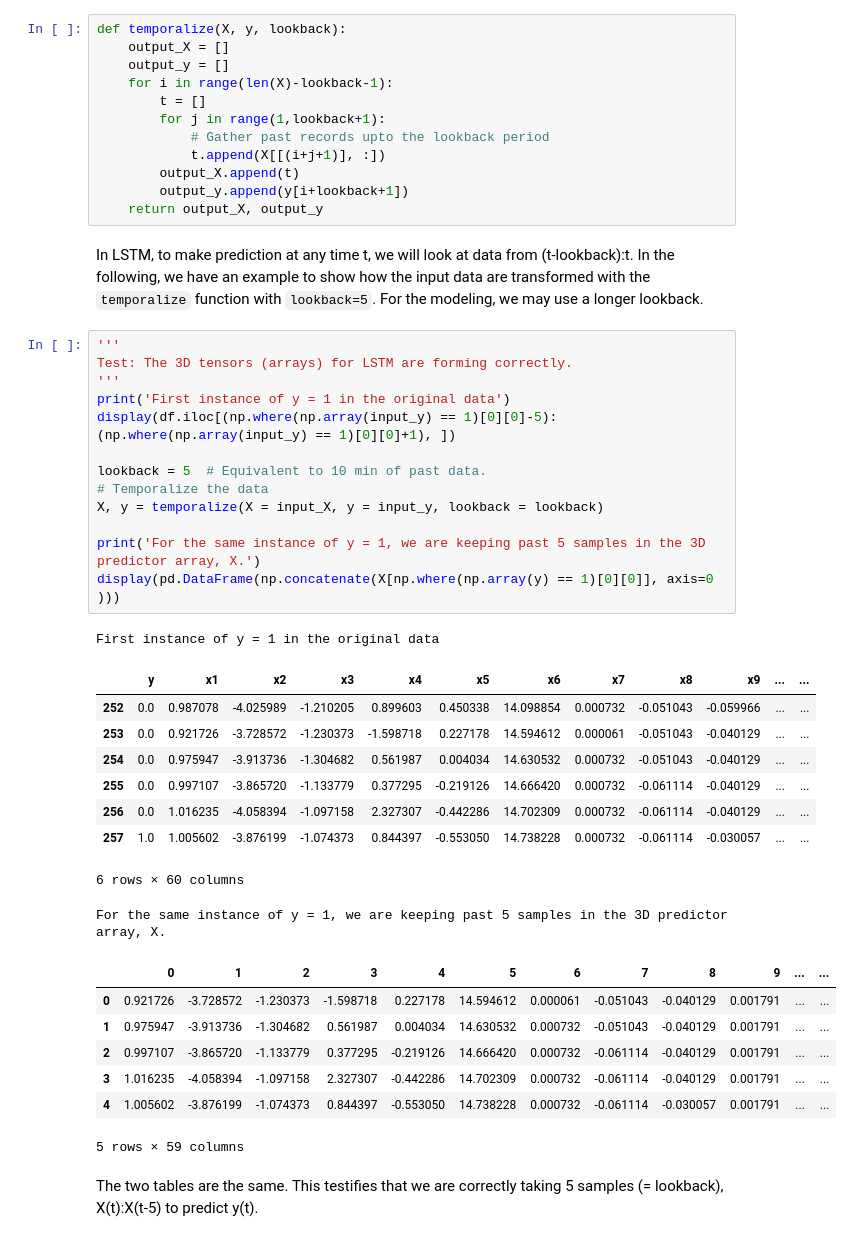
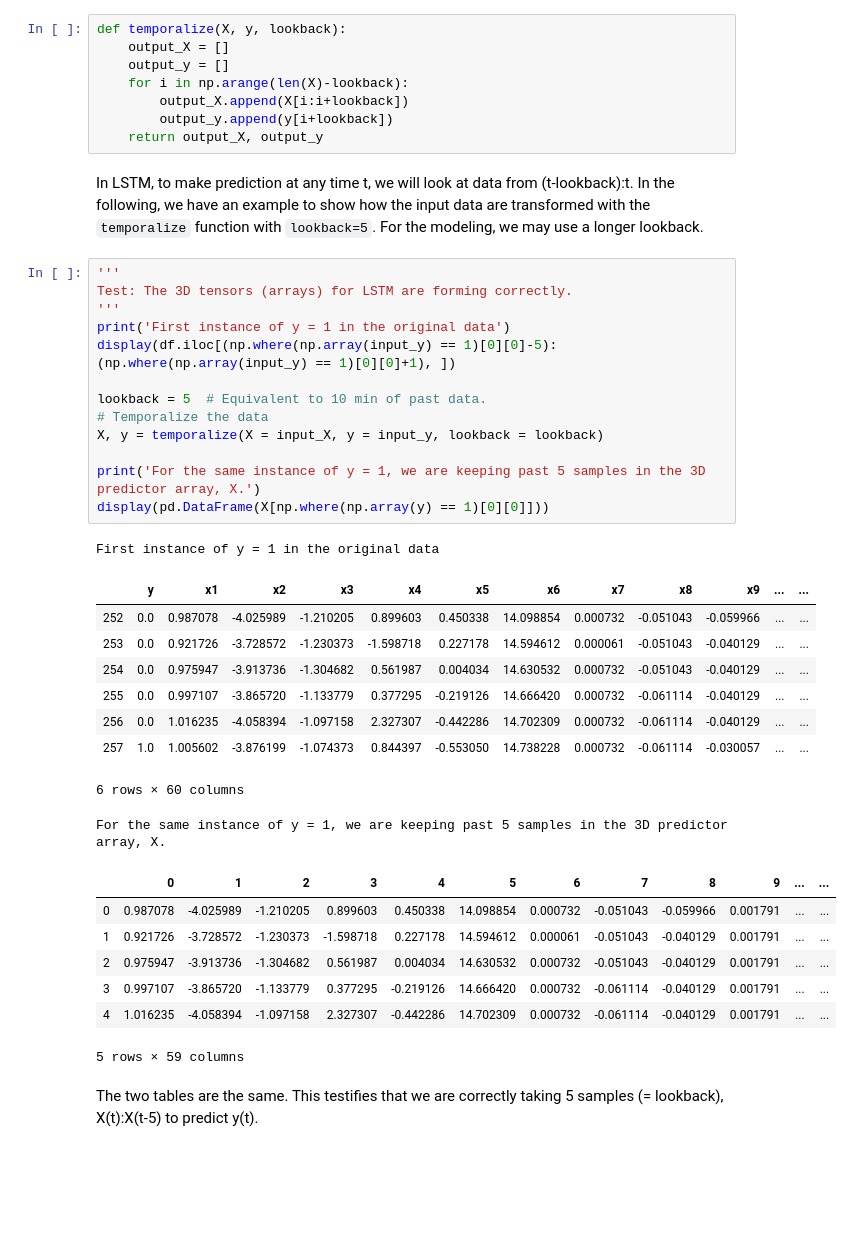
Before and after one commit to cran2367/lstm_autoencoder_classifier, a Jupyter notebook: lstm_autoencoder_classifier.ipynb, the cells around one changed output. Saved outputs shown, nothing was run; the diff lists cells and outputs as text; blank space fills up the shorter version.

```diff
--- a/lstm_autoencoder_classifier.ipynb
+++ b/lstm_autoencoder_classifier.ipynb
@@ -159,46 +161,42 @@ n_features = input_X.shape[1]  # number of features
 def temporalize(X, y, lookback):
     output_X = []
     output_y = []
-    for i in range(len(X)-lookback-1):
-        t = []
-        for j in range(1,lookback+1):
-            # Gather past records upto the lookback period
-            t.append(X[[(i+j+1)], :])
-        output_X.append(t)
-        output_y.append(y[i+lookback+1])
+    for i in np.arange(len(X)-lookback):
+        output_X.append(X[i:i+lookback])
+        output_y.append(y[i+lookback])
     return output_X, output_y
 # %% [markdown]
 In LSTM, to make prediction at any time t, we will look at data from (t-lookback):t. In the following, we have an example to show how the input data are transformed with the `temporalize` function with `lookback=5`. For the modeling, we may use a longer lookback.
 # %%
 '''
 Test: The 3D tensors (arrays) for LSTM are forming correctly.
 '''
 print('First instance of y = 1 in the original data')
 display(df.iloc[(np.where(np.array(input_y) == 1)[0][0]-5):(np.where(np.array(input_y) == 1)[0][0]+1), ])
 
 lookback = 5  # Equivalent to 10 min of past data.
 # Temporalize the data
 X, y = temporalize(X = input_X, y = input_y, lookback = lookback)
 
 print('For the same instance of y = 1, we are keeping past 5 samples in the 3D predictor array, X.')
-display(pd.DataFrame(np.concatenate(X[np.where(np.array(y) == 1)[0][0]], axis=0 )))
+display(pd.DataFrame(X[np.where(np.array(y) == 1)[0][0]]))
 # %% [output]
 First instance of y = 1 in the original data
 |  | y | x1 | x2 | x3 | x4 | x5 | x6 | x7 | x8 | x9 | ... | ... |
 | 252 | 0.0 | 0.987078 | -4.025989 | -1.210205 | 0.899603 | 0.450338 | 14.098854 | 0.000732 | -0.051043 | -0.059966 | ... | ... |
 | 253 | 0.0 | 0.921726 | -3.728572 | -1.230373 | -1.598718 | 0.227178 | 14.594612 | 0.000061 | -0.051043 | -0.040129 | ... | ... |
 | 254 | 0.0 | 0.975947 | -3.913736 | -1.304682 | 0.561987 | 0.004034 | 14.630532 | 0.000732 | -0.051043 | -0.040129 | ... | ... |
 | 255 | 0.0 | 0.997107 | -3.865720 | -1.133779 | 0.377295 | -0.219126 | 14.666420 | 0.000732 | -0.061114 | -0.040129 | ... | ... |
 | 256 | 0.0 | 1.016235 | -4.058394 | -1.097158 | 2.327307 | -0.442286 | 14.702309 | 0.000732 | -0.061114 | -0.040129 | ... | ... |
 | 257 | 1.0 | 1.005602 | -3.876199 | -1.074373 | 0.844397 | -0.553050 | 14.738228 | 0.000732 | -0.061114 | -0.030057 | ... | ... |
 6 rows × 60 columns
 For the same instance of y = 1, we are keeping past 5 samples in the 3D predictor array, X.
 |  | 0 | 1 | 2 | 3 | 4 | 5 | 6 | 7 | 8 | 9 | ... | ... |
-| 0 | 0.921726 | -3.728572 | -1.230373 | -1.598718 | 0.227178 | 14.594612 | 0.000061 | -0.051043 | -0.040129 | 0.001791 | ... | ... |
-| 1 | 0.975947 | -3.913736 | -1.304682 | 0.561987 | 0.004034 | 14.630532 | 0.000732 | -0.051043 | -0.040129 | 0.001791 | ... | ... |
-| 2 | 0.997107 | -3.865720 | -1.133779 | 0.377295 | -0.219126 | 14.666420 | 0.000732 | -0.061114 | -0.040129 | 0.001791 | ... | ... |
-| 3 | 1.016235 | -4.058394 | -1.097158 | 2.327307 | -0.442286 | 14.702309 | 0.000732 | -0.061114 | -0.040129 | 0.001791 | ... | ... |
-| 4 | 1.005602 | -3.876199 | -1.074373 | 0.844397 | -0.553050 | 14.738228 | 0.000732 | -0.061114 | -0.030057 | 0.001791 | ... | ... |
+| 0 | 0.987078 | -4.025989 | -1.210205 | 0.899603 | 0.450338 | 14.098854 | 0.000732 | -0.051043 | -0.059966 | 0.001791 | ... | ... |
+| 1 | 0.921726 | -3.728572 | -1.230373 | -1.598718 | 0.227178 | 14.594612 | 0.000061 | -0.051043 | -0.040129 | 0.001791 | ... | ... |
+| 2 | 0.975947 | -3.913736 | -1.304682 | 0.561987 | 0.004034 | 14.630532 | 0.000732 | -0.051043 | -0.040129 | 0.001791 | ... | ... |
+| 3 | 0.997107 | -3.865720 | -1.133779 | 0.377295 | -0.219126 | 14.666420 | 0.000732 | -0.061114 | -0.040129 | 0.001791 | ... | ... |
+| 4 | 1.016235 | -4.058394 | -1.097158 | 2.327307 | -0.442286 | 14.702309 | 0.000732 | -0.061114 | -0.040129 | 0.001791 | ... | ... |
 5 rows × 59 columns
 # %% [markdown]
 The two tables are the same. This testifies that we are correctly taking 5 samples (= lookback), X(t):X(t-5) to predict y(t).
```
Also changed, not shown: parts of 12 cells of this notebook.
